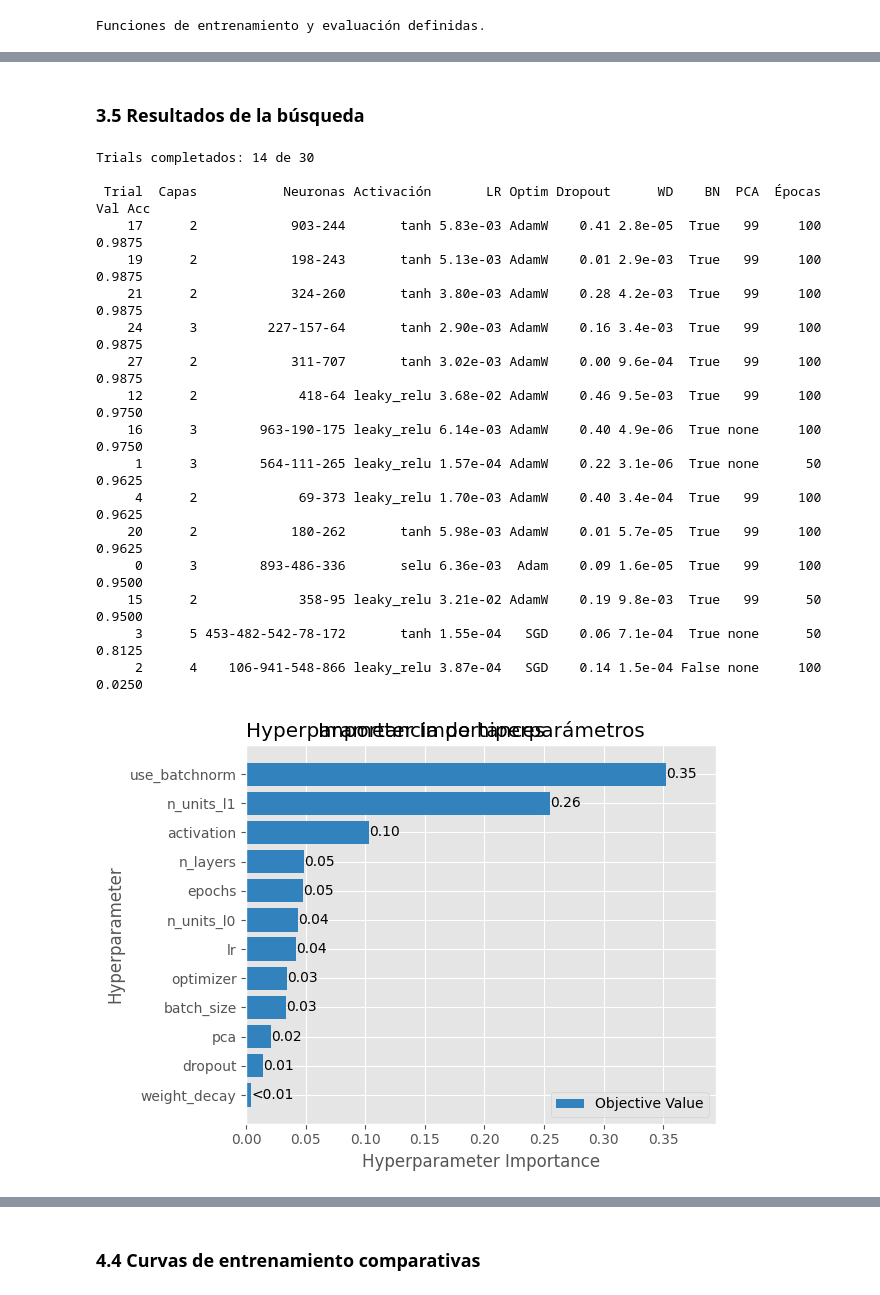
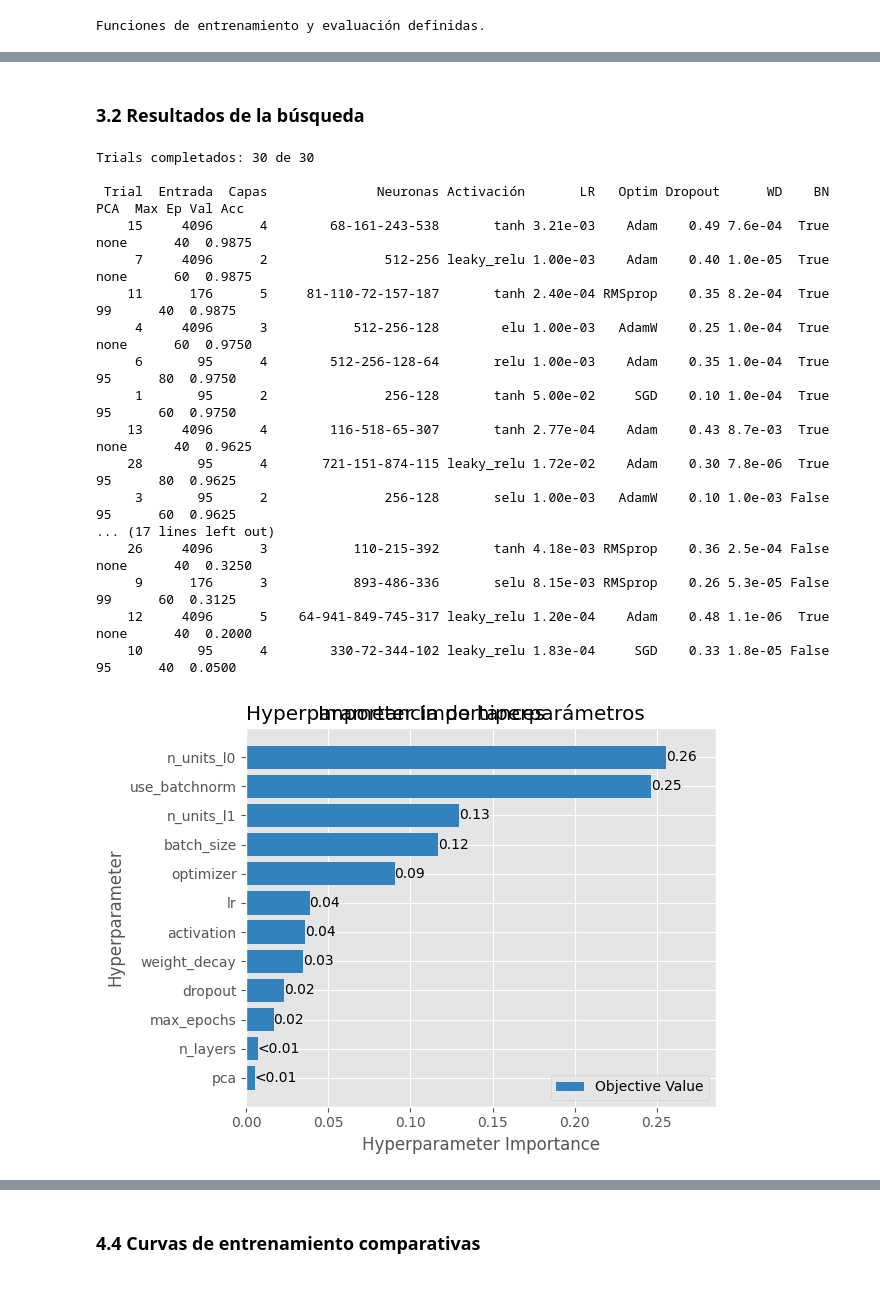
Before and after one commit to sergiosinlimites/ai-techniques, a Jupyter notebook: Neural Networks/Taller_RNA.ipynb, the cells around one changed output, grey strips where cells are left out. Drawn from its saved outputs; the diff is of its cells as text; code cells hidden in the pictures.

```diff
--- a/Neural Networks/Taller_RNA.ipynb
+++ b/Neural Networks/Taller_RNA.ipynb
@@ -533,67 +694,70 @@ Mejores parámetros: {'n_layers': 2, 'n_units_l0': 903, 'n_units_l1': 244, 'acti
 # %% [markdown]
-### 3.5 Resultados de la búsqueda
+### 3.2 Resultados de la búsqueda
 # %%
+completed = [t for t in study.trials if t.state == optuna.trial.TrialState.COMPLETE]
+
 rows = []
-for t in study.trials:
-    if t.state == optuna.trial.TrialState.COMPLETE:
-        p = t.params
-        hidden_str = "-".join(str(p.get(f"n_units_l{i}", "")) for i in range(p["n_layers"]))
-        rows.append({
-            "Trial": t.number,
-            "Capas": p["n_layers"],
-            "Neuronas": hidden_str,
-            "Activación": p["activation"],
-            "LR": f"{p['lr']:.2e}",
-            "Optim": p["optimizer"],
-            "Dropout": f"{p['dropout']:.2f}",
-            "WD": f"{p['weight_decay']:.1e}",
-            "BN": p["use_batchnorm"],
-            "PCA": p["pca"],
-            "Épocas": p["epochs"],
-            "Val Acc": f"{t.value:.4f}"
-        })
+for t in completed:
+    p = t.params
+    hidden_str = "-".join(str(p.get(f"n_units_l{i}", "")) for i in range(p["n_layers"]))
+    input_dim = 4096 if p["pca"] == "none" else pca_options[p["pca"]]["n_components"]
+    rows.append({
+        "Trial": t.number,
+        "Entrada": input_dim,
+        "Capas": p["n_layers"],
+        "Neuronas": hidden_str,
+        "Activación": p["activation"],
+        "LR": f"{p['lr']:.2e}",
+        "Optim": p["optimizer"],
+        "Dropout": f"{p['dropout']:.2f}",
+        "WD": f"{p['weight_decay']:.1e}",
+        "BN": p["use_batchnorm"],
+        "PCA": p["pca"],
+        "Max Ep": p["max_epochs"],
+        "Val Acc": f"{t.value:.4f}"
+    })
 
 df_trials = pd.DataFrame(rows).sort_values("Val Acc", ascending=False).reset_index(drop=True)
 print(f"Trials completados: {len(df_trials)} de {N_TRIALS}")
 print()
 pd.set_option("display.max_rows", None)
 pd.set_option("display.max_columns", None)
-pd.set_option("display.width", 200)
+pd.set_option("display.width", 220)
 print(df_trials.to_string(index=False))
 
 try:
     fig_imp = optuna.visualization.matplotlib.plot_param_importances(study)
     plt.title("Importancia de hiperparámetros")
     plt.tight_layout()
     plt.savefig("fig_05_param_importance.png", dpi=150, bbox_inches="tight")
     plt.show()
 except Exception:
     print("(Visualización de importancia no disponible)")
 
 try:
     fig_hist = optuna.visualization.matplotlib.plot_optimization_history(study)
     plt.title("Historial de optimización")
     plt.tight_layout()
     plt.savefig("fig_06_optimization_history.png", dpi=150, bbox_inches="tight")
     plt.show()
 except Exception:
     print("(Visualización de historial no disponible)")
 # %% [output]
-Trials completados: 14 de 30
+Trials completados: 30 de 30
 
- Trial  Capas           Neuronas Activación       LR Optim Dropout      WD    BN  PCA  Épocas Val Acc
-    17      2            903-244       tanh 5.83e-03 AdamW    0.41 2.8e-05  True   99     100  0.9875
-    19      2            198-243       tanh 5.13e-03 AdamW    0.01 2.9e-03  True   99     100  0.9875
-    21      2            324-260       tanh 3.80e-03 AdamW    0.28 4.2e-03  True   99     100  0.9875
-    24      3         227-157-64       tanh 2.90e-03 AdamW    0.16 3.4e-03  True   99     100  0.9875
-    27      2            311-707       tanh 3.02e-03 AdamW    0.00 9.6e-04  True   99     100  0.9875
-    12      2             418-64 leaky_relu 3.68e-02 AdamW    0.46 9.5e-03  True   99     100  0.9750
-    16      3        963-190-175 leaky_relu 6.14e-03 AdamW    0.40 4.9e-06  True none     100  0.9750
-     1      3        564-111-265 leaky_relu 1.57e-04 AdamW    0.22 3.1e-06  True none      50  0.9625
-     4      2             69-373 leaky_relu 1.70e-03 AdamW    0.40 3.4e-04  True   99     100  0.9625
-    20      2            180-262       tanh 5.98e-03 AdamW    0.01 5.7e-05  True   99     100  0.9625
-     0      3        893-486-336       selu 6.36e-03  Adam    0.09 1.6e-05  True   99     100  0.9500
-    15      2             358-95 leaky_relu 3.21e-02 AdamW    0.19 9.8e-03  True   99      50  0.9500
-     3      5 453-482-542-78-172       tanh 1.55e-04   SGD    0.06 7.1e-04  True none      50  0.8125
-     2      4    106-941-548-866 leaky_relu 3.87e-04   SGD    0.14 1.5e-04 False none     100  0.0250
+ Trial  Entrada  Capas              Neuronas Activación       LR   Optim Dropout      WD    BN  PCA  Max Ep Val Acc
+    15     4096      4        68-161-243-538       tanh 3.21e-03    Adam    0.49 7.6e-04  True none      40  0.9875
+     7     4096      2               512-256 leaky_relu 1.00e-03    Adam    0.40 1.0e-05  True none      60  0.9875
+    11      176      5     81-110-72-157-187       tanh 2.40e-04 RMSprop    0.35 8.2e-04  True   99      40  0.9875
+     4     4096      3           512-256-128        elu 1.00e-03   AdamW    0.25 1.0e-04  True none      60  0.9750
+     6       95      4        512-256-128-64       relu 1.00e-03    Adam    0.35 1.0e-04  True   95      80  0.9750
+     1       95      2               256-128       tanh 5.00e-02     SGD    0.10 1.0e-04  True   95      60  0.9750
+    13     4096      4        116-518-65-307       tanh 2.77e-04    Adam    0.43 8.7e-03  True none      40  0.9625
+    28       95      4       721-151-874-115 leaky_relu 1.72e-02    Adam    0.30 7.8e-06  True   95      80  0.9625
+     3       95      2               256-128       selu 1.00e-03   AdamW    0.10 1.0e-03 False   95      60  0.9625
+... (17 lines left out)
+    26     4096      3           110-215-392       tanh 4.18e-03 RMSprop    0.36 2.5e-04 False none      40  0.3250
+     9      176      3           893-486-336       selu 8.15e-03 RMSprop    0.26 5.3e-05 False   99      60  0.3125
+    12     4096      5    64-941-849-745-317 leaky_relu 1.20e-04    Adam    0.48 1.1e-06  True none      40  0.2000
+    10       95      4        330-72-344-102 leaky_relu 1.83e-04     SGD    0.33 1.8e-05 False   95      40  0.0500
-[figure, old version]
+[figure, new version]
```
Also changed, not shown: parts of 76 cells of this notebook, 30 other files.
